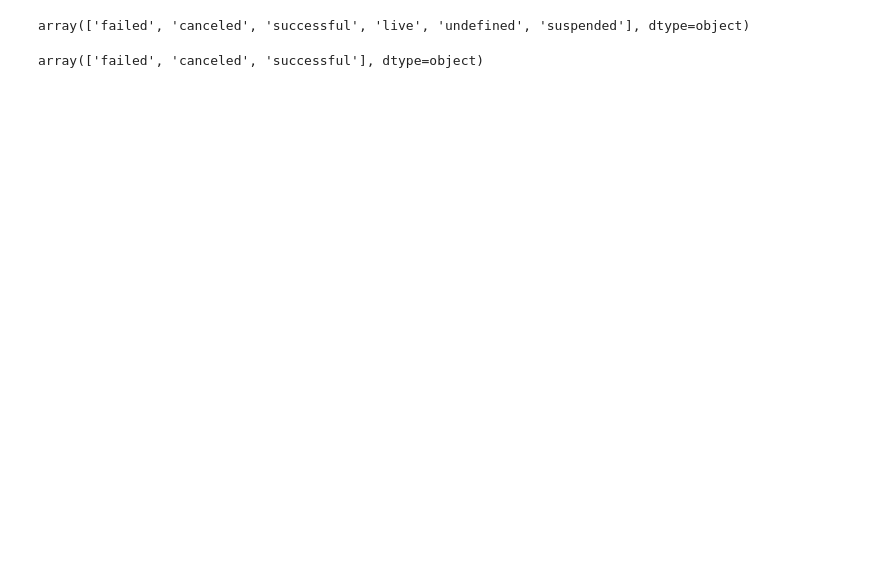
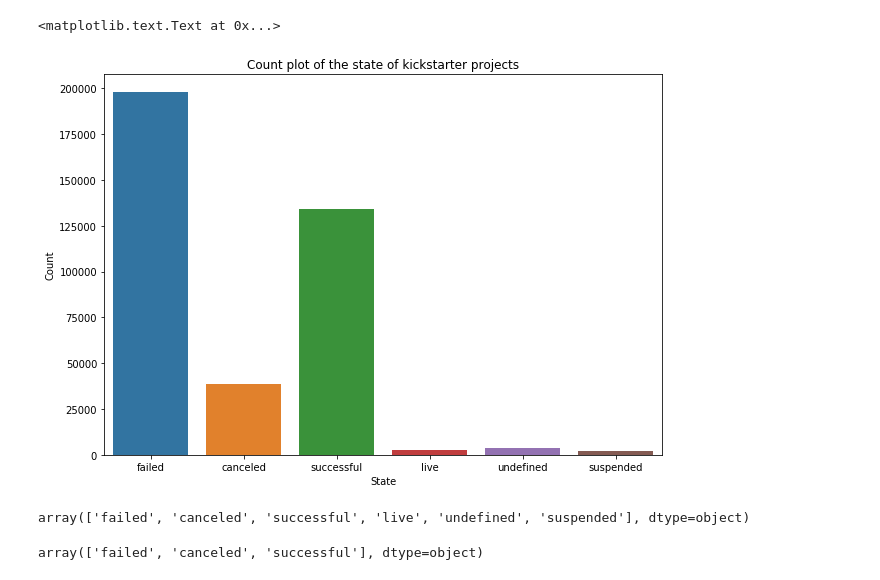
Before and after one commit to coskunfurkan/kickStarter, a Jupyter notebook: kickstart.ipynb, the cells around one changed output. Drawn from its saved outputs; the diff is of its cells as text; code cells hidden in the pictures; blank space fills up the shorter version.

```diff
--- a/kickstart.ipynb
+++ b/kickstart.ipynb
@@ -58,3 +45,12 @@ Name: goalClf, dtype: float64
+# %%
+plt.figure(figsize=(10,7))
+sns.countplot(df['state'])
+plt.xlabel('State')
+plt.ylabel('Count')
+plt.title('Count plot of the state of kickstarter projects')
+# %% [output]
+<matplotlib.text.Text at 0x...>
+[figure, added]
 # %%
 df["state"].unique()
 # %% [output]
```
Also changed, not shown: parts of 37 cells of this notebook.
